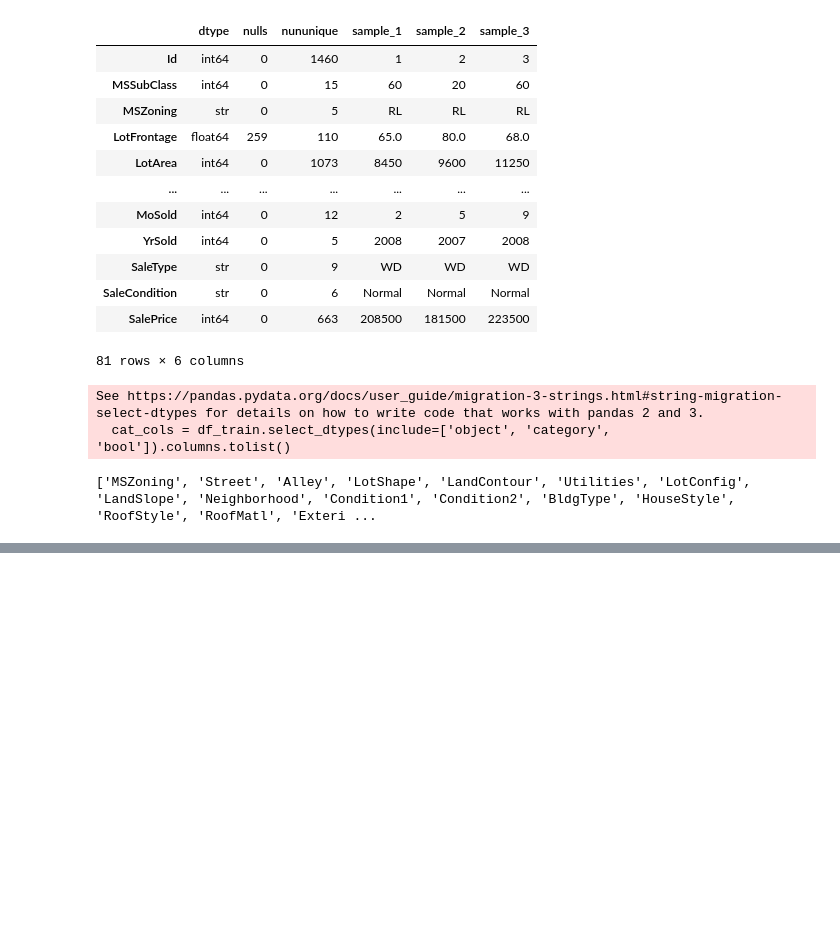
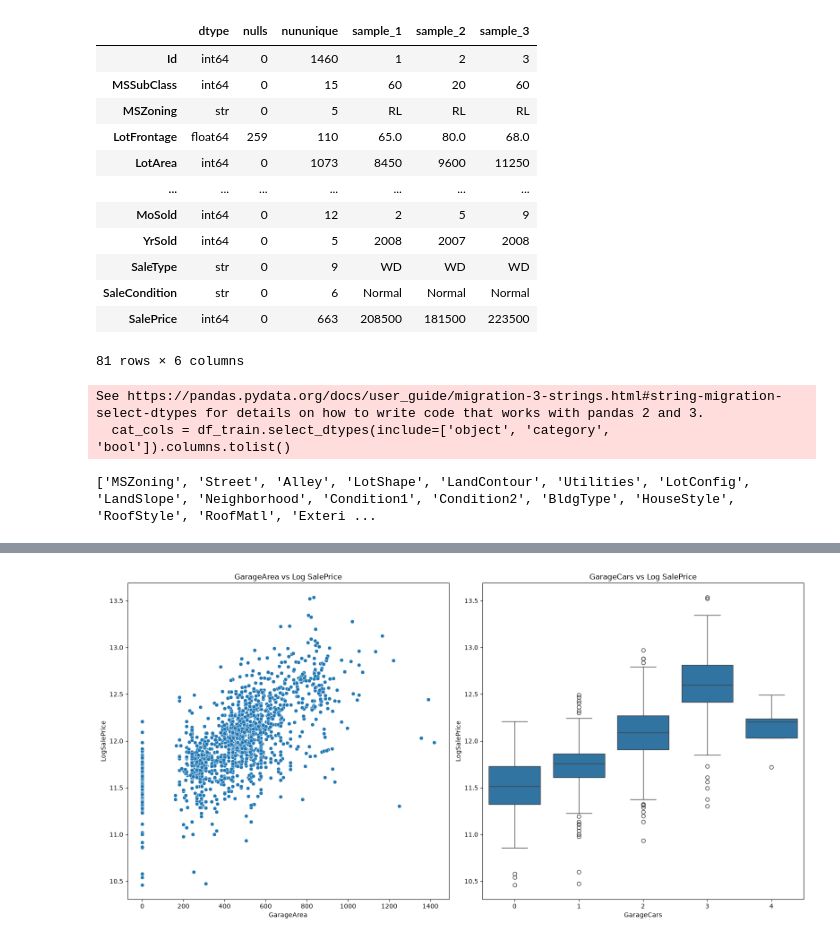
Before and after one commit to foxsys1/ames_housing_dataset, a Jupyter notebook: projects/ames_house_prices/notebooks/module1ames.ipynb, the cells around one changed output, grey strips where cells are left out. Cells and saved outputs as stored; diff of their text form; code cells hidden in the pictures; blank space fills up the shorter version.

```diff
--- a/projects/ames_house_prices/notebooks/module1ames.ipynb
+++ b/projects/ames_house_prices/notebooks/module1ames.ipynb
@@ -209,0 +313,24 @@ Selected RMSLE: 0.12946675968144394
+# %%
+import matplotlib.pyplot as plt
+import seaborn as sns
+
+plot_data = df_train.copy()
+plot_data['LogSalePrice'] = np.log1p(plot_data['SalePrice'])
+
+fig, axes = plt.subplots(1, 2, figsize=(16,8))
+
+sns.scatterplot(data=plot_data,
+                x='GarageArea',
+                y='LogSalePrice',
+                ax=axes[0])
+
+axes[0].set_title('GarageArea vs Log SalePrice')
+
+sns.boxplot(data=plot_data, x='GarageCars', y='LogSalePrice', ax=axes[1])
+
+axes[1].set_title('GarageCars vs Log SalePrice')
+plt.tight_layout()
+plt.savefig('garage_vis.png', bbox_inches='tight')
+plt.show()
+# %% [output]
+[figure, added]
```
Also changed, not shown: parts of 8 cells of this notebook, 1 other file.
